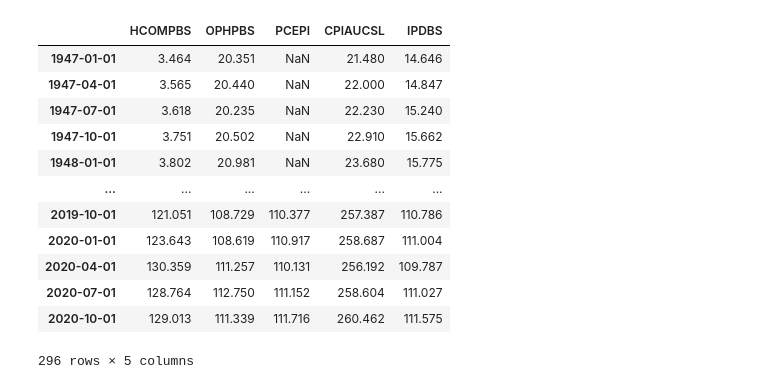
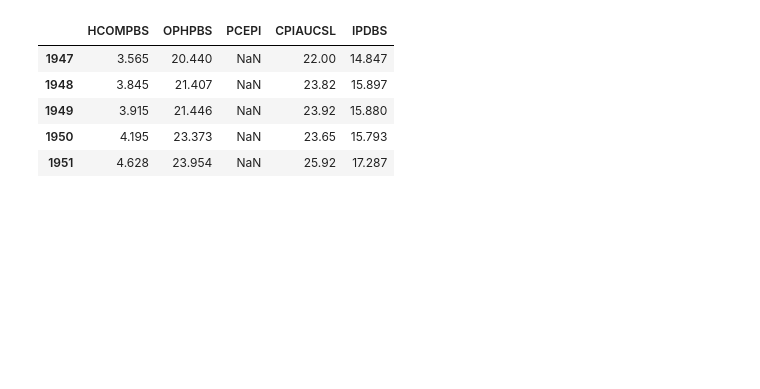
Before and after one commit to Spelkington/econometrics, a Jupyter notebook: assignment07/a07.ipynb, the cells around one changed output. Cells and saved outputs as stored; diff of their text form; code cells hidden in the pictures; blank space fills up the shorter version.

```diff
--- a/assignment07/a07.ipynb
+++ b/assignment07/a07.ipynb
@@ -13,25 +49,19 @@ fred = Fred(api_key = key)
 # %%
 features = "HCOMPBS OPHPBS PCEPI CPIAUCSL IPDBS".split()
 
 fred_df = pd.DataFrame()
 for f in features:
     series = fred.get_series(f)
     series.name = f
-
     fred_df[f] = series
 
-fred_df
+fred_df = fred_df[fred_df.index.month == 4]
+fred_df.index = fred_df.index.year
+fred_df.head()
 # %% [output]
 |  | HCOMPBS | OPHPBS | PCEPI | CPIAUCSL | IPDBS |
-| 1947-01-01 | 3.464 | 20.351 | NaN | 21.480 | 14.646 |
-| 1947-04-01 | 3.565 | 20.440 | NaN | 22.000 | 14.847 |
-| 1947-07-01 | 3.618 | 20.235 | NaN | 22.230 | 15.240 |
-| 1947-10-01 | 3.751 | 20.502 | NaN | 22.910 | 15.662 |
-| 1948-01-01 | 3.802 | 20.981 | NaN | 23.680 | 15.775 |
-| ... | ... | ... | ... | ... | ... |
-| 2019-10-01 | 121.051 | 108.729 | 110.377 | 257.387 | 110.786 |
-| 2020-01-01 | 123.643 | 108.619 | 110.917 | 258.687 | 111.004 |
-| 2020-04-01 | 130.359 | 111.257 | 110.131 | 256.192 | 109.787 |
-| 2020-07-01 | 128.764 | 112.750 | 111.152 | 258.604 | 111.027 |
-| 2020-10-01 | 129.013 | 111.339 | 111.716 | 260.462 | 111.575 |
+| 1947 | 3.565 | 20.440 | NaN | 22.00 | 14.847 |
+| 1948 | 3.845 | 21.407 | NaN | 23.82 | 15.897 |
+| 1949 | 3.915 | 21.446 | NaN | 23.92 | 15.880 |
+| 1950 | 4.195 | 23.373 | NaN | 23.65 | 15.793 |
+| 1951 | 4.628 | 23.954 | NaN | 25.92 | 17.287 |
-296 rows × 5 columns
```
Also changed, not shown: parts of 8 cells of this notebook, 1 other file.
